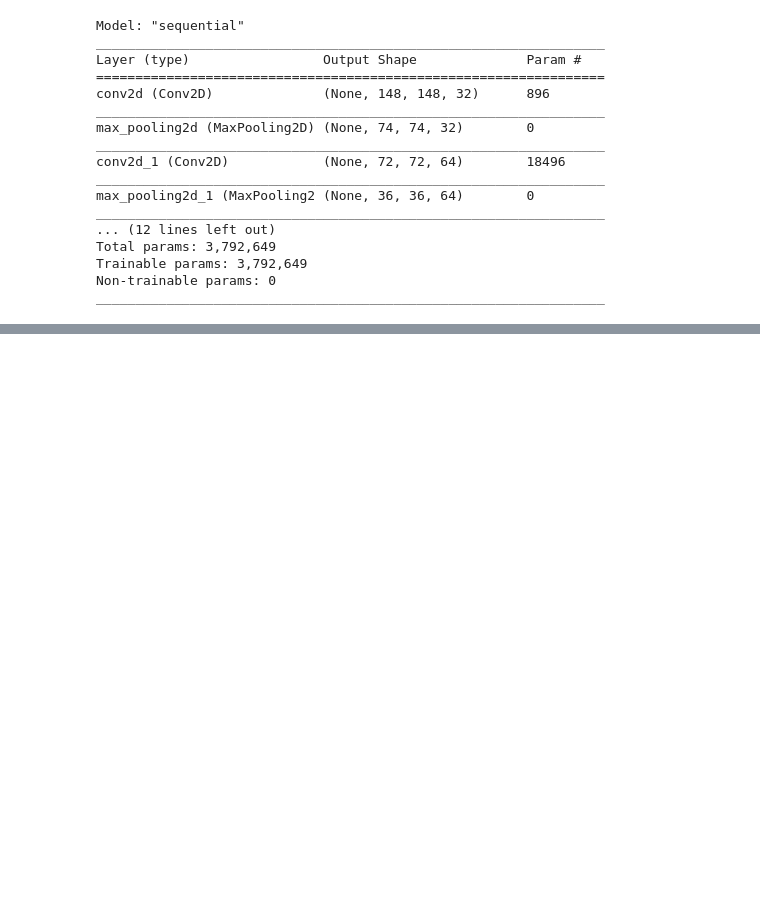
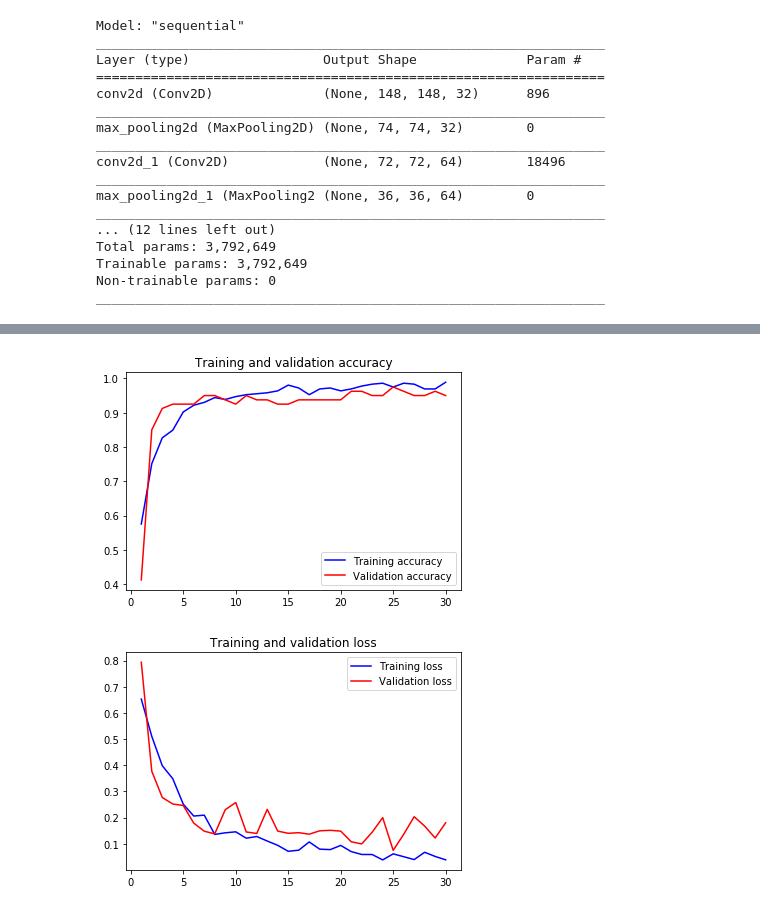
Before and after one commit to mandeepsinghgit/Traffic-Sign-Classification, a Jupyter notebook: 2. Binary classification.ipynb, the cells around one changed output, grey strips where cells are left out. Saved outputs shown, nothing was run; the diff lists cells and outputs as text; code cells hidden in the pictures; blank space fills up the shorter version.

```diff
--- a/2. Binary classification.ipynb
+++ b/2. Binary classification.ipynb
@@ -222,7 +222,7 @@ model.compile(loss='binary_crossentropy', optimizer=RMSprop(lr=1e-4), metrics=['
 # Training model
 history = model.fit_generator(train_generator,
                              steps_per_epoch= ntrain// batch_size,
-                             epochs=25,
+                             epochs=30,
                              validation_data=test_generator,
                              validation_steps= ntest// batch_size)
 # %% [output]
@@ -253,23 +261,26 @@ print('F1_score: %f' % f1)
 # %%
 acc = history.history['accuracy']
 val_acc = history.history['val_accuracy']
 loss = history.history['loss']
 val_loss = history.history['val_loss']
 
 epochs = range(1, len(acc) + 1)
 
 # Train and validation accuracy
 plt.plot(epochs, acc, 'b', label='Training accuracy')
-plt.plot(epochs, val_acc, 'r', label='Testing accuracy')
+plt.plot(epochs, val_acc, 'r', label='Validation accuracy')
 plt.title('Training and validation accuracy')
 plt.legend()
 
 plt.figure()
 
 # Train and validation loss
 plt.plot(epochs, loss, 'b', label='Training loss')
-plt.plot(epochs, val_loss, 'r', label='Testing loss')
+plt.plot(epochs, val_loss, 'r', label='Validation loss')
 plt.title('Training and validation loss')
 plt.legend()
 
 plt.show()
+# %% [output]
+[figure, added]
+[figure, added]
```
Also changed, not shown: parts of 2 cells of this notebook.
